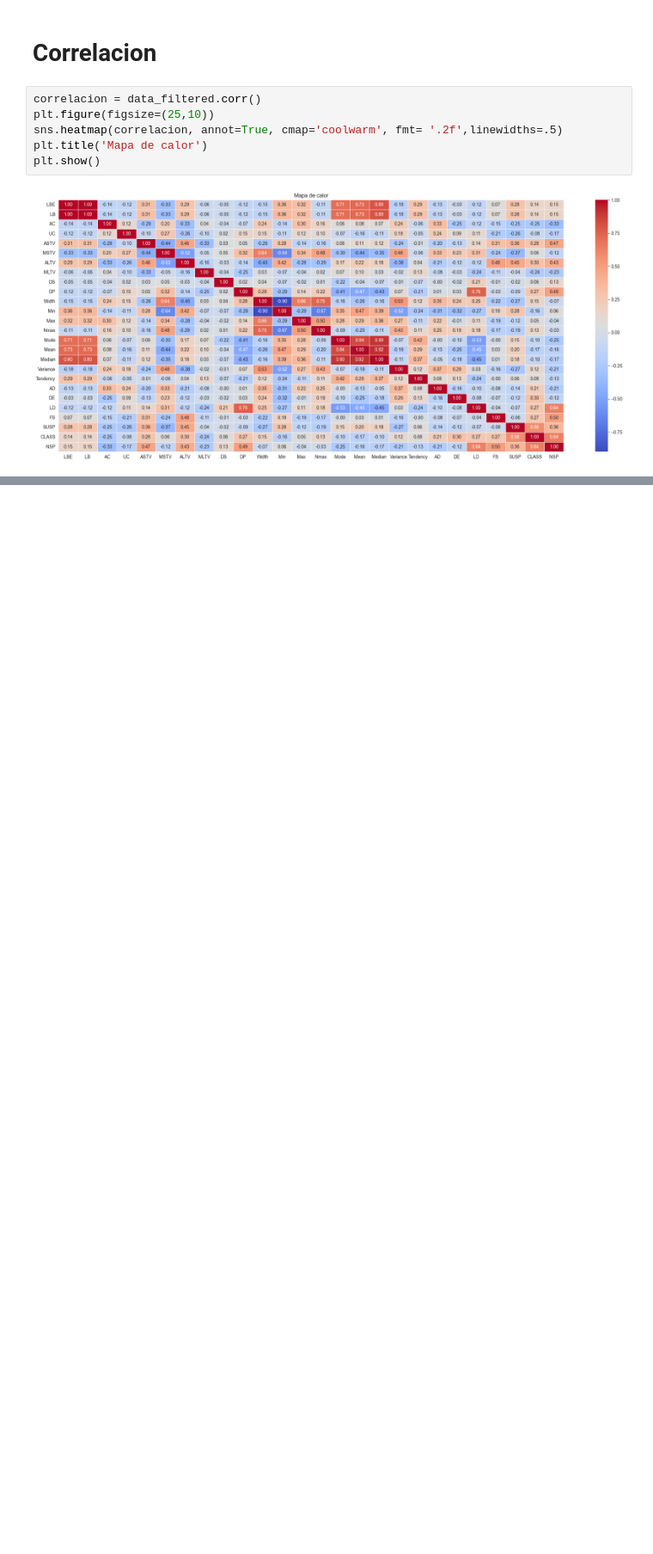
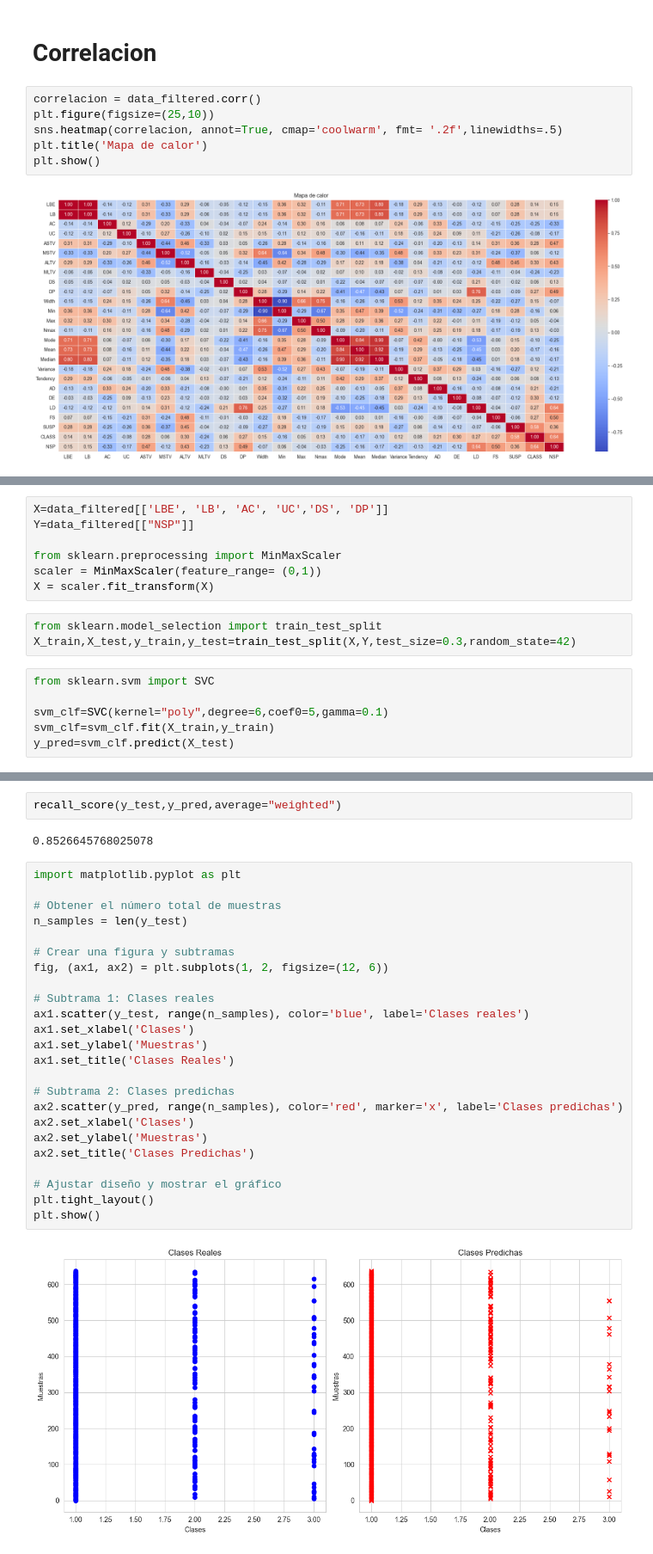
Before and after one commit to Rhydrus/Actividad_Grupal, a Jupyter notebook: Practica 5.ipynb, the cells around one changed output, grey strips where cells are left out. Shown at 86% size. Drawn from its saved outputs; the diff is of its cells as text; blank space fills up the shorter version.

```diff
--- a/Practica 5.ipynb
+++ b/Practica 5.ipynb
@@ -231,0 +281,16 @@ plt.show()
+# %%
+X=data_filtered[['LBE', 'LB', 'AC', 'UC','DS', 'DP']]
+Y=data_filtered[["NSP"]]
+
+from sklearn.preprocessing import MinMaxScaler
+scaler = MinMaxScaler(feature_range= (0,1))
+X = scaler.fit_transform(X)
+# %%
+from sklearn.model_selection import train_test_split
+X_train,X_test,y_train,y_test=train_test_split(X,Y,test_size=0.3,random_state=42)
+# %%
+from sklearn.svm import SVC
+
+svm_clf=SVC(kernel="poly",degree=6,coef0=5,gamma=0.1)
+svm_clf=svm_clf.fit(X_train,y_train)
+y_pred=svm_clf.predict(X_test)
@@ -231,0 +316,30 @@ plt.show()
+# %%
+recall_score(y_test,y_pred,average="weighted")
+# %% [output]
+0.8526645768025078
+# %%
+import matplotlib.pyplot as plt
+
+# Obtener el número total de muestras
+n_samples = len(y_test)
+
+# Crear una figura y subtramas
+fig, (ax1, ax2) = plt.subplots(1, 2, figsize=(12, 6))
+
+# Subtrama 1: Clases reales
+ax1.scatter(y_test, range(n_samples), color='blue', label='Clases reales')
+ax1.set_xlabel('Clases')
+ax1.set_ylabel('Muestras')
+ax1.set_title('Clases Reales')
+
+# Subtrama 2: Clases predichas
+ax2.scatter(y_pred, range(n_samples), color='red', marker='x', label='Clases predichas')
+ax2.set_xlabel('Clases')
+ax2.set_ylabel('Muestras')
+ax2.set_title('Clases Predichas')
+
+# Ajustar diseño y mostrar el gráfico
+plt.tight_layout()
+plt.show()
+# %% [output]
+[figure, added]
```
Also changed, not shown: parts of 13 cells of this notebook, 2 other files.
